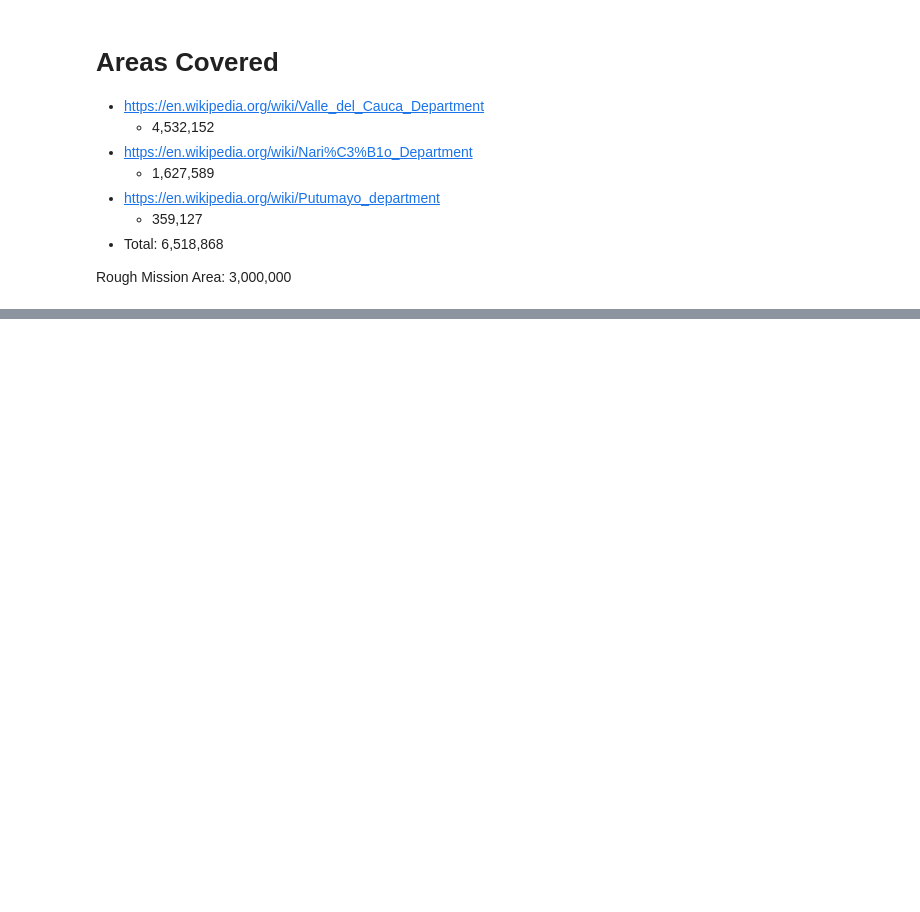
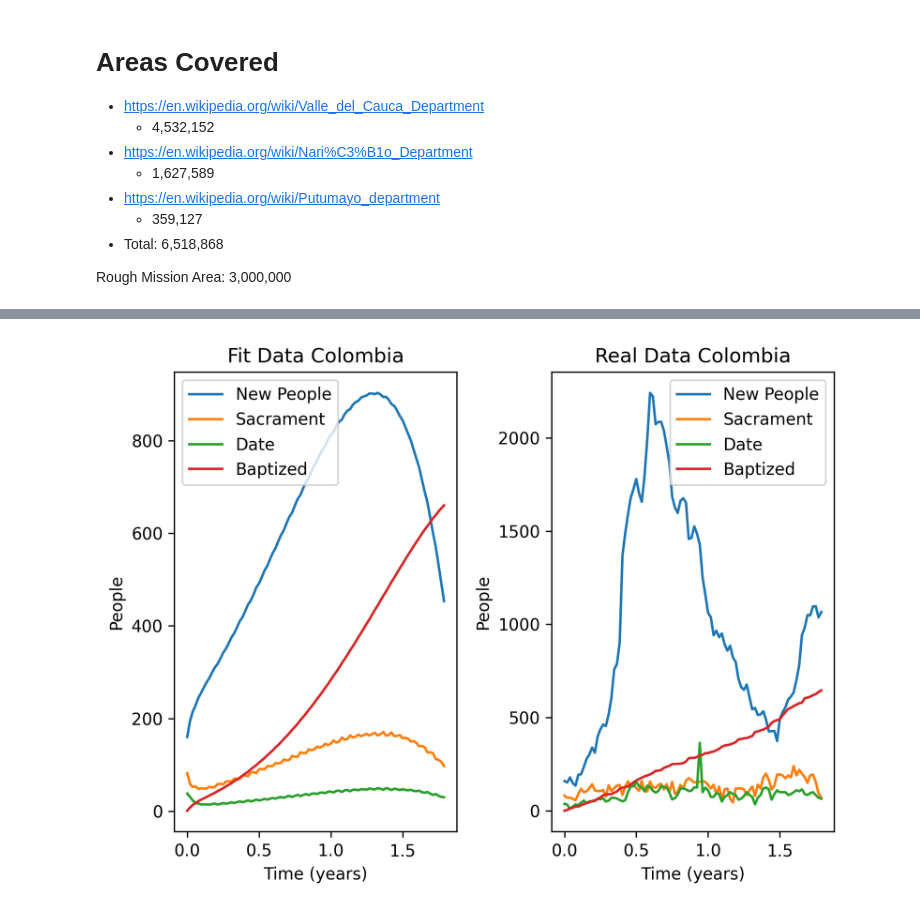
Before and after one commit to mward19/key-indicators-model, a Jupyter notebook: project.ipynb, the cells around one changed output, grey strips where cells are left out. Cells and saved outputs as stored; diff of their text form; code cells hidden in the pictures; blank space fills up the shorter version.

```diff
--- a/project.ipynb
+++ b/project.ipynb
@@ -157,0 +126,9 @@ array([ 0.04204179,  0.31094523,  0.07690247,  0.11131133,  0.49591916,
+# %%
+plt.subplot(1, 2, 1)
+plot_solutions_together(ts, y_hat, population, "Fit Data Colombia")
+plt.subplot(1, 2, 2)
+plot_solutions_together(ts, colombia, population, "Real Data Colombia")
+plt.tight_layout()
+plt.show()
+# %% [output]
+[figure, added]
```
Also changed, not shown: parts of 12 cells of this notebook.
